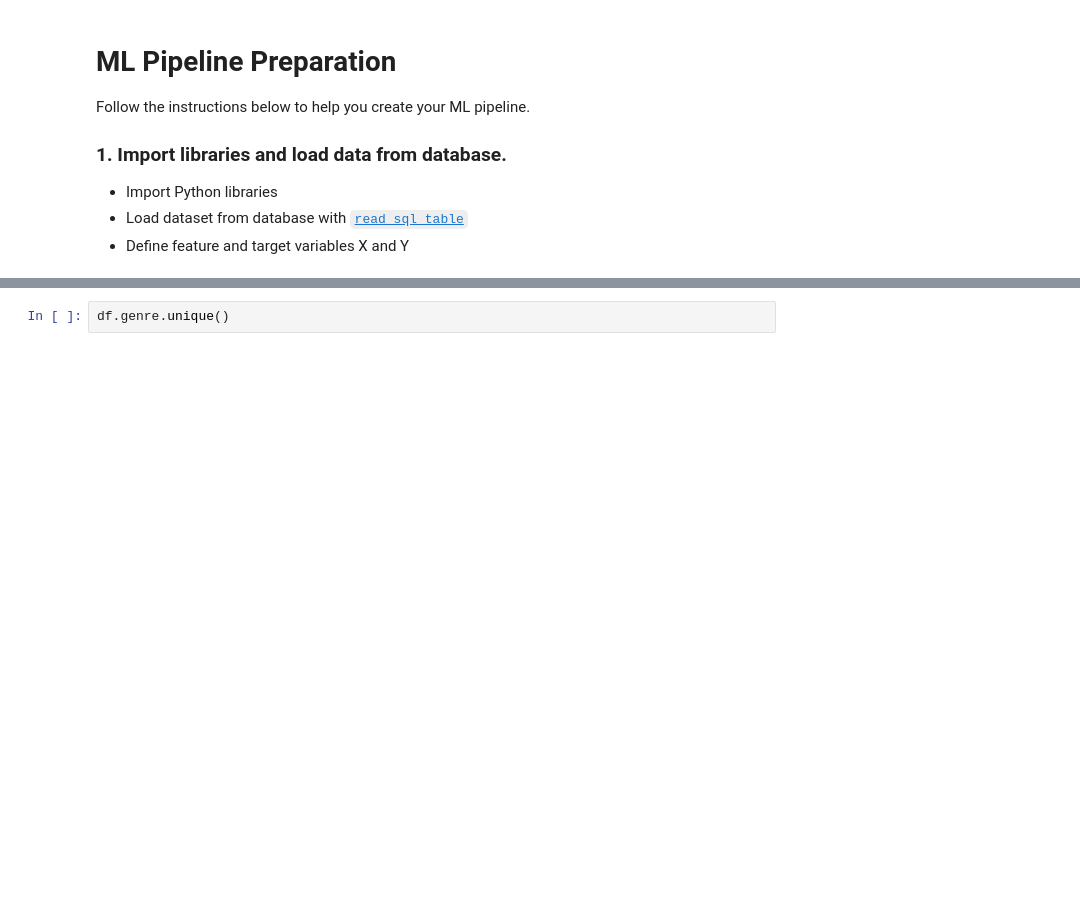
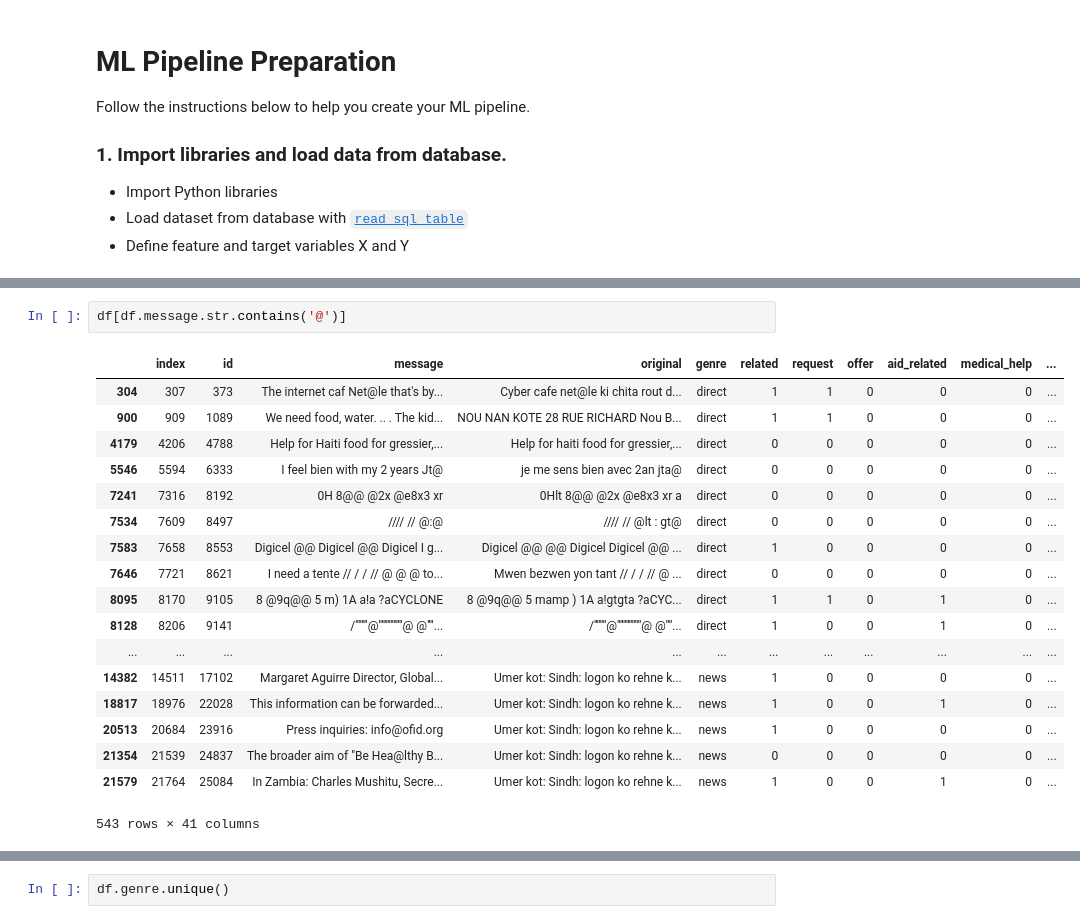
Before and after one commit to bwenner/DisasterResponsePipeline, a Jupyter notebook: ML Pipeline Preparation.ipynb, the cells around one changed output, grey strips where cells are left out. Cells and saved outputs as stored; diff of their text form; blank space fills up the shorter version.

```diff
--- a/ML Pipeline Preparation.ipynb
+++ b/ML Pipeline Preparation.ipynb
@@ -72,0 +166,21 @@ dtype: float64
+# %%
+df[df.message.str.contains('@')]
+# %% [output]
+|  | index | id | message | original | genre | related | request | offer | aid_related | medical_help | ... |
+| 304 | 307 | 373 | The internet caf Net@le that's by... | Cyber cafe net@le ki chita rout d... | direct | 1 | 1 | 0 | 0 | 0 | ... |
+| 900 | 909 | 1089 | We need food, water. .. . The kid... | NOU NAN KOTE 28 RUE RICHARD Nou B... | direct | 1 | 1 | 0 | 0 | 0 | ... |
+| 4179 | 4206 | 4788 | Help for Haiti food for gressier,... | Help for haiti food for gressier,... | direct | 0 | 0 | 0 | 0 | 0 | ... |
+| 5546 | 5594 | 6333 | I feel bien with my 2 years Jt@ | je me sens bien avec 2an jta@ | direct | 0 | 0 | 0 | 0 | 0 | ... |
+| 7241 | 7316 | 8192 | 0H 8@@ @2x @e8x3 xr | 0Hlt 8@@ @2x @e8x3 xr a | direct | 0 | 0 | 0 | 0 | 0 | ... |
+| 7534 | 7609 | 8497 | //// // @:@ | //// // @lt : gt@ | direct | 0 | 0 | 0 | 0 | 0 | ... |
+| 7583 | 7658 | 8553 | Digicel @@ Digicel @@ Digicel I g... | Digicel @@ @@ Digicel Digicel @@ ... | direct | 1 | 0 | 0 | 0 | 0 | ... |
+| 7646 | 7721 | 8621 | I need a tente // / / // @ @ @ to... | Mwen bezwen yon tant // / / // @ ... | direct | 0 | 0 | 0 | 0 | 0 | ... |
+| 8095 | 8170 | 9105 | 8 @9q@@ 5 m) 1A a!a ?aCYCLONE | 8 @9q@@ 5 mamp ) 1A a!gtgta ?aCYC... | direct | 1 | 1 | 0 | 1 | 0 | ... |
+| 8128 | 8206 | 9141 | /''''''''@''''''''''''''''@ @''''... | /''''''''@''''''''''''''''@ @''''... | direct | 1 | 0 | 0 | 1 | 0 | ... |
+| ... | ... | ... | ... | ... | ... | ... | ... | ... | ... | ... | ... |
+| 14382 | 14511 | 17102 | Margaret Aguirre Director, Global... | Umer kot: Sindh: logon ko rehne k... | news | 1 | 0 | 0 | 0 | 0 | ... |
+| 18817 | 18976 | 22028 | This information can be forwarded... | Umer kot: Sindh: logon ko rehne k... | news | 1 | 0 | 0 | 1 | 0 | ... |
+| 20513 | 20684 | 23916 | Press inquiries: info@ofid.org | Umer kot: Sindh: logon ko rehne k... | news | 1 | 0 | 0 | 0 | 0 | ... |
+| 21354 | 21539 | 24837 | The broader aim of "Be Hea@lthy B... | Umer kot: Sindh: logon ko rehne k... | news | 0 | 0 | 0 | 0 | 0 | ... |
+| 21579 | 21764 | 25084 | In Zambia: Charles Mushitu, Secre... | Umer kot: Sindh: logon ko rehne k... | news | 1 | 0 | 0 | 1 | 0 | ... |
+543 rows × 41 columns
```
Also changed, not shown: parts of 28 cells of this notebook, 2 other files.
